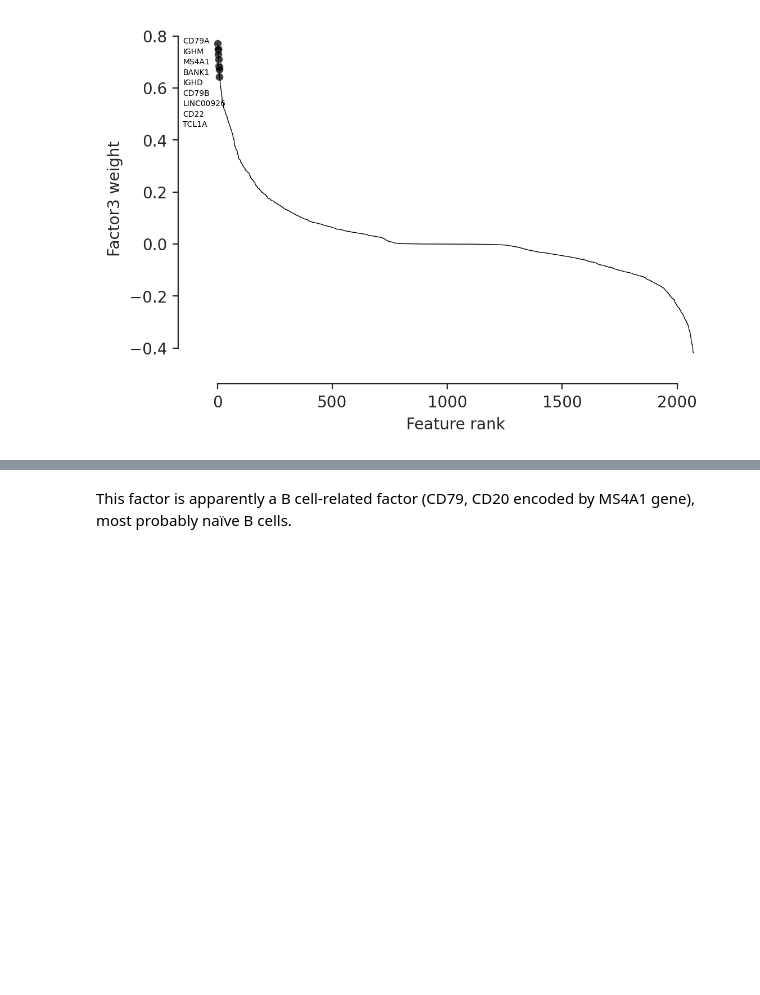
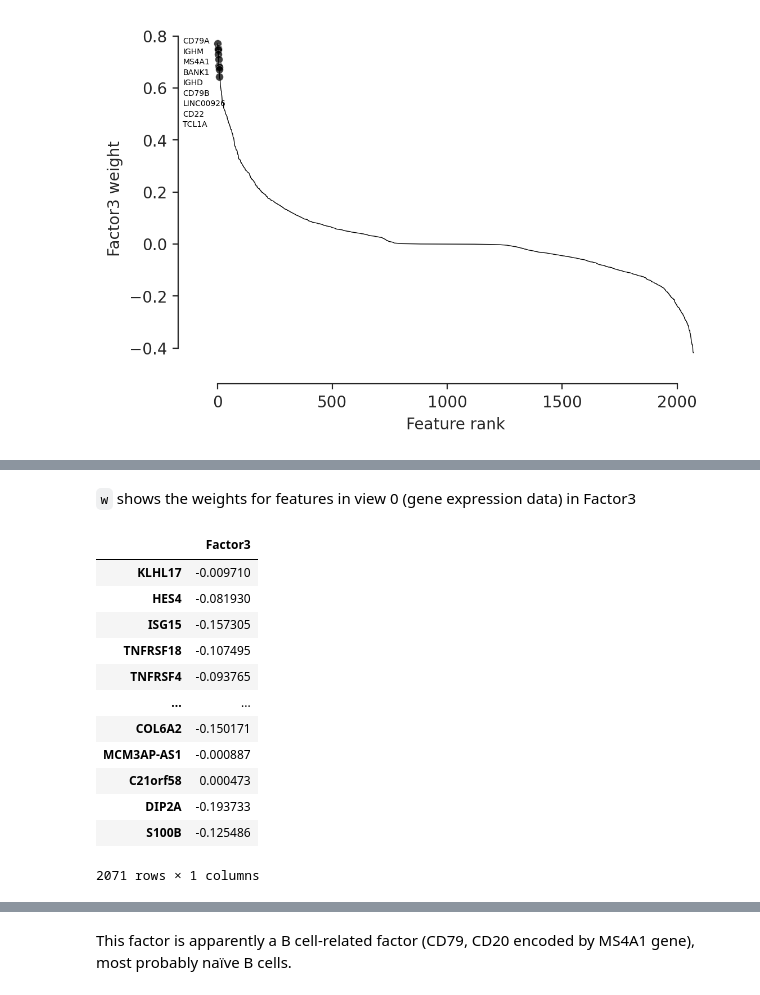
Before and after one commit to glasgowcompbio/pyMultiOmics, a Jupyter notebook: notebooks/getting_started_pbmc10k.ipynb, the cells around one changed output, grey strips where cells are left out. Saved outputs shown, nothing was run; the diff lists cells and outputs as text; code cells hidden in the pictures; blank space fills up the shorter version.

```diff
--- a/notebooks/getting_started_pbmc10k.ipynb
+++ b/notebooks/getting_started_pbmc10k.ipynb
@@ -123,0 +141,19 @@ ax = mfx.plot_weights(m, factor=2, n_features=10,
+# %% [markdown]
+`w` shows the weights for features in view 0 (gene expression data) in Factor3
+# %%
+w = model.get_weights(views=view, factors=factor, df=True)
+w
+# %% [output]
+|  | Factor3 |
+| KLHL17 | -0.009710 |
+| HES4 | -0.081930 |
+| ISG15 | -0.157305 |
+| TNFRSF18 | -0.107495 |
+| TNFRSF4 | -0.093765 |
+| ... | ... |
+| COL6A2 | -0.150171 |
+| MCM3AP-AS1 | -0.000887 |
+| C21orf58 | 0.000473 |
+| DIP2A | -0.193733 |
+| S100B | -0.125486 |
+2071 rows × 1 columns
```
Also changed, not shown: parts of 9 cells of this notebook.
